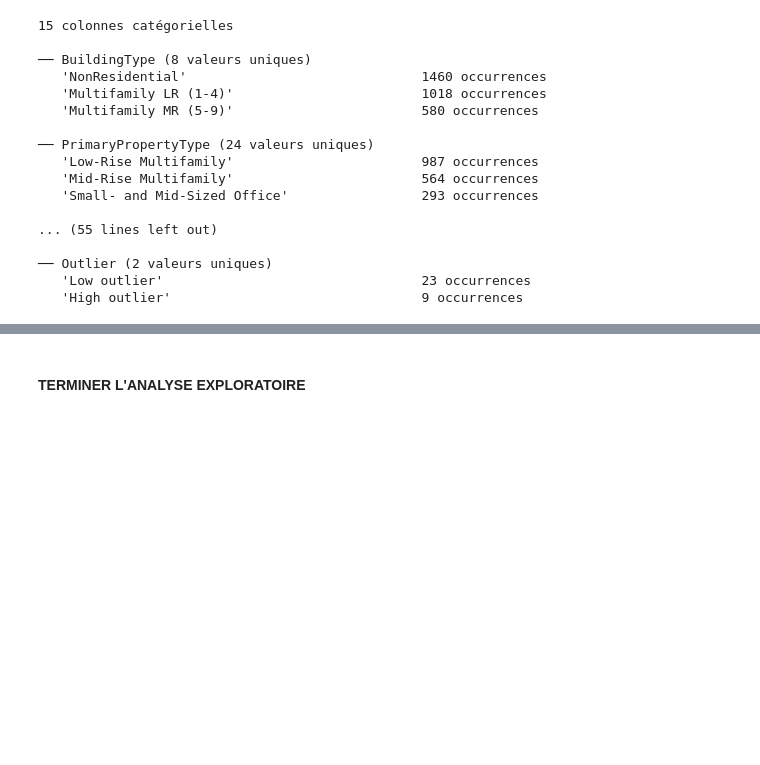
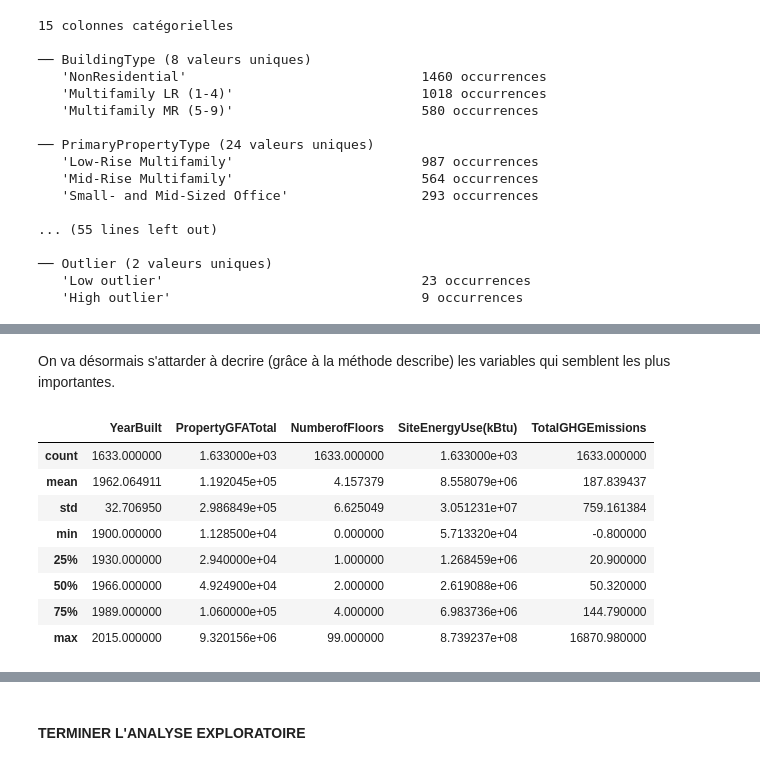
Before and after one commit to AxelFB1992/projet6, a Jupyter notebook: template_modelisation_supervisee.ipynb, the cells around one changed output, grey strips where cells are left out. Saved outputs shown, nothing was run; the diff lists cells and outputs as text; code cells hidden in the pictures; blank space fills up the shorter version.

```diff
--- a/template_modelisation_supervisee.ipynb
+++ b/template_modelisation_supervisee.ipynb
@@ -105,0 +247,15 @@ for col in cols_qualitatives:
+# %% [markdown]
+On va désormais s'attarder à decrire (grâce à la méthode describe) les variables qui semblent les plus importantes.
+# %%
+important_cols = ['YearBuilt', 'PropertyGFATotal', 'NumberofFloors', 'SiteEnergyUse(kBtu)','TotalGHGEmissions']
+filtered_5_building_consumption[important_cols].describe()
+# %% [output]
+|  | YearBuilt | PropertyGFATotal | NumberofFloors | SiteEnergyUse(kBtu) | TotalGHGEmissions |
+| count | 1633.000000 | 1.633000e+03 | 1633.000000 | 1.633000e+03 | 1633.000000 |
+| mean | 1962.064911 | 1.192045e+05 | 4.157379 | 8.558079e+06 | 187.839437 |
+| std | 32.706950 | 2.986849e+05 | 6.625049 | 3.051231e+07 | 759.161384 |
+| min | 1900.000000 | 1.128500e+04 | 0.000000 | 5.713320e+04 | -0.800000 |
+| 25% | 1930.000000 | 2.940000e+04 | 1.000000 | 1.268459e+06 | 20.900000 |
+| 50% | 1966.000000 | 4.924900e+04 | 2.000000 | 2.619088e+06 | 50.320000 |
+| 75% | 1989.000000 | 1.060000e+05 | 4.000000 | 6.983736e+06 | 144.790000 |
+| max | 2015.000000 | 9.320156e+06 | 99.000000 | 8.739237e+08 | 16870.980000 |
```
Also changed, not shown: parts of 24 cells of this notebook.
